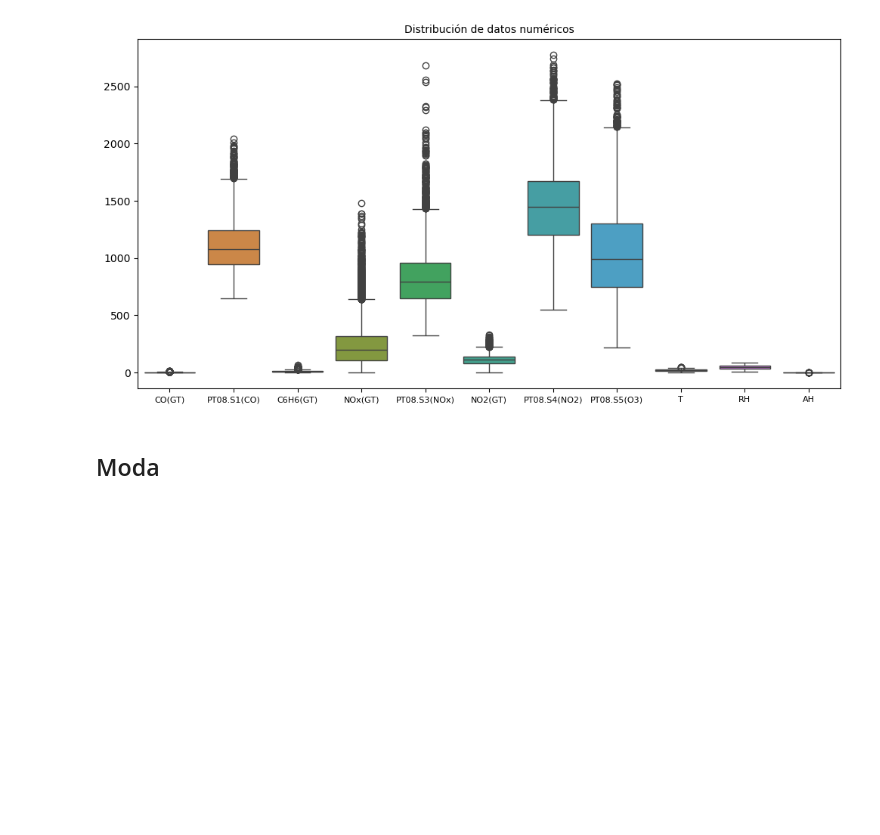
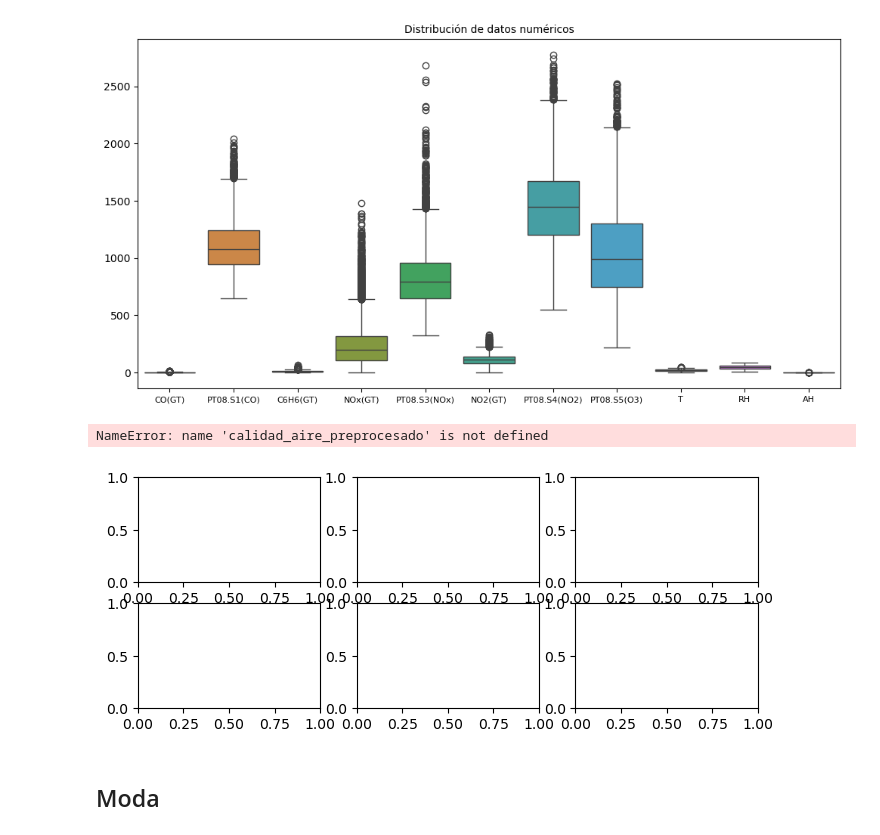
Before and after one commit to JuanPabloRodriguezC/rec_patrones_lab, a Jupyter notebook: Proyecto/proyecto.ipynb, the cells around one changed output. Drawn from its saved outputs; the diff is of its cells as text; code cells hidden in the pictures; blank space fills up the shorter version.

```diff
--- a/Proyecto/proyecto.ipynb
+++ b/Proyecto/proyecto.ipynb
@@ -269,6 +270,25 @@ plt.xticks(fontsize=8)
 plt.show()
 # %% [output]
 [figure]
+# %%
+columnas_a_transformar_sqrt = ["PT08.S1(CO)","NOx(GT)", "PT08.S3(NOx)","PT08.S4(NO2)", "PT08.S5(O3)"]
+
+for columna in columnas_a_transformar_sqrt:
+    fig, axs = plt.subplots(3, 2, figsize=(8, 3))
+
+    calidad_aire_preprocesado[columna].hist(ax=axs[0], bins=50)
+    calidad_aire_preprocesado[columna].apply(np.sqrt).hist(ax=axs[1], bins=50)
+
+    axs[0].set_xlabel(columna)
+    axs[1].set_xlabel(f"Log de {columna}")
+    axs[0].set_ylabel("Número de mediciones")
+
+    plt.suptitle(f"Raíz de {columna}")
+    plt.tight_layout()
+    plt.show()
+# %% [output]
+NameError: name 'calidad_aire_preprocesado' is not defined
+[figure, added]
 # %% [markdown]
 ## Moda
 # %%
```
Also changed, not shown: parts of 31 cells of this notebook.
